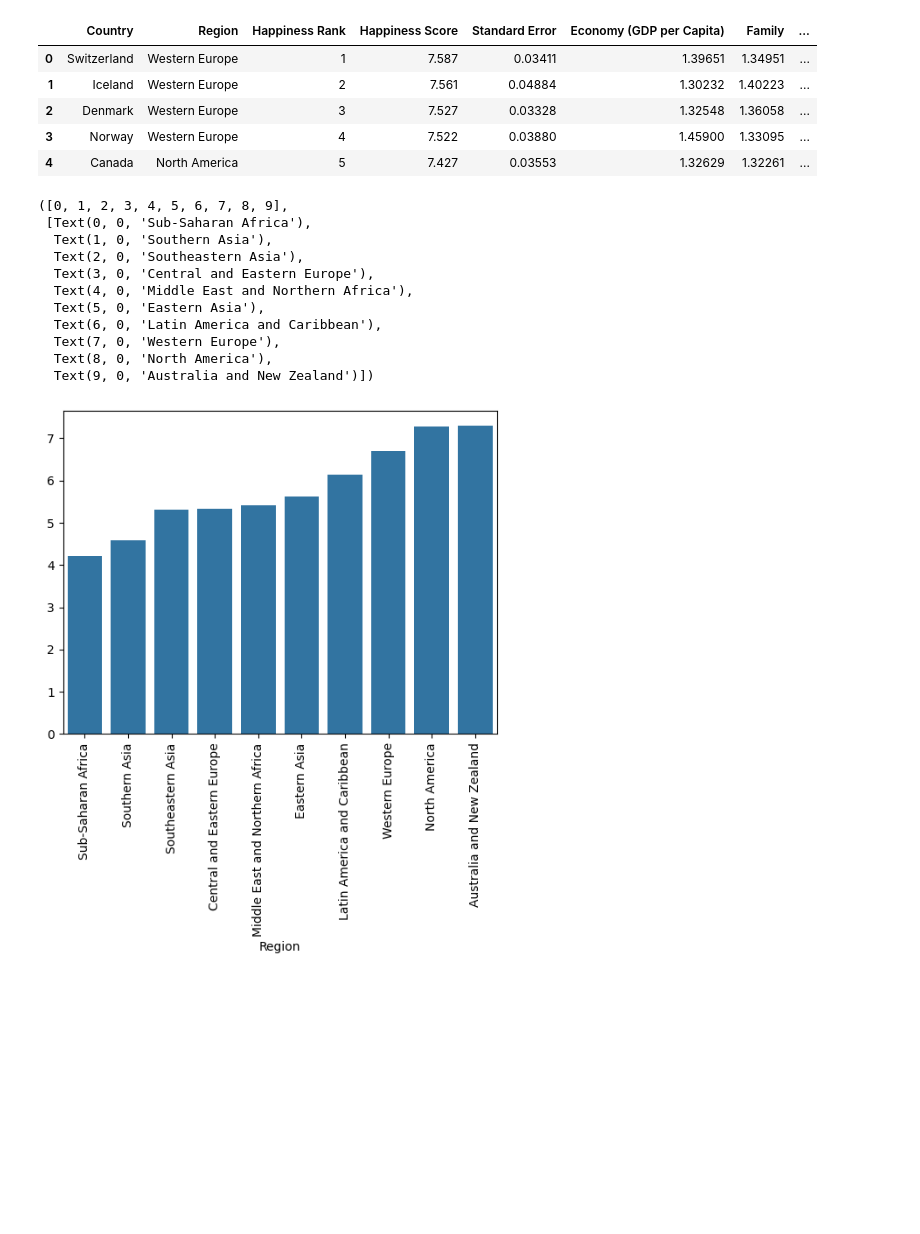
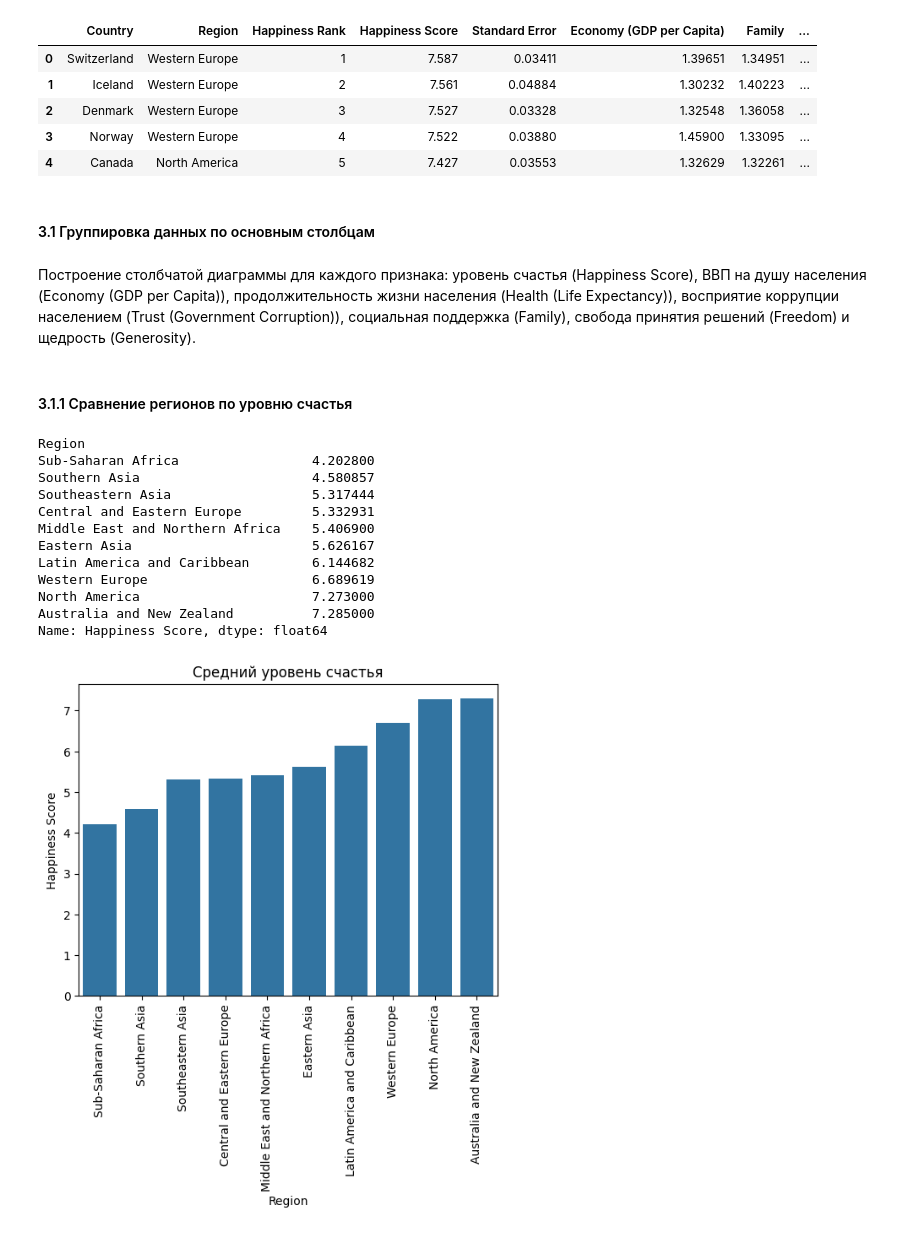
Before and after one commit to coretlwww/analysis_whr, a Jupyter notebook: notebooks/step_3.ipynb, the cells around one changed output. Cells and saved outputs as stored; diff of their text form; code cells hidden in the pictures; blank space fills up the shorter version.

```diff
--- a/notebooks/step_3.ipynb
+++ b/notebooks/step_3.ipynb
@@ -16,20 +22,30 @@ data_2015.head()
 | 2 | Denmark | Western Europe | 3 | 7.527 | 0.03328 | 1.32548 | 1.36058 | ... |
 | 3 | Norway | Western Europe | 4 | 7.522 | 0.03880 | 1.45900 | 1.33095 | ... |
 | 4 | Canada | North America | 5 | 7.427 | 0.03553 | 1.32629 | 1.32261 | ... |
+# %% [markdown]
+#### 3.1 Группировка данных по основным столбцам
+# %% [markdown]
+Построение столбчатой диаграммы для каждого признака: уровень счастья (Happiness Score), ВВП на душу населения (Economy (GDP per Capita)), продолжительность жизни населения (Health (Life Expectancy)), восприятие коррупции населением (Trust (Government Corruption)), социальная поддержка (Family), свобода принятия решений (Freedom) и щедрость (Generosity).
+# %% [markdown]
+#### 3.1.1 Сравнение регионов по уровню счастья
 # %%
-regions1 = data_2015.groupby('Region')['Happiness Score'].mean().sort_values()
-sns.barplot(x=regions1.index, y=regions1.values)
+regions_happiness = data_2015.groupby('Region')['Happiness Score'].mean().sort_values()
+sns.barplot(x=regions_happiness.index, y=regions_happiness.values)
 plt.xticks(rotation=90)
+plt.ylabel('Happiness Score')
+plt.title('Средний уровень счастья по регионам')
+regions_happiness
 # %% [output]
-([0, 1, 2, 3, 4, 5, 6, 7, 8, 9],
- [Text(0, 0, 'Sub-Saharan Africa'),
-  Text(1, 0, 'Southern Asia'),
-  Text(2, 0, 'Southeastern Asia'),
-  Text(3, 0, 'Central and Eastern Europe'),
-  Text(4, 0, 'Middle East and Northern Africa'),
-  Text(5, 0, 'Eastern Asia'),
-  Text(6, 0, 'Latin America and Caribbean'),
-  Text(7, 0, 'Western Europe'),
-  Text(8, 0, 'North America'),
-  Text(9, 0, 'Australia and New Zealand')])
+Region
+Sub-Saharan Africa                 4.202800
+Southern Asia                      4.580857
+Southeastern Asia                  5.317444
+Central and Eastern Europe         5.332931
+Middle East and Northern Africa    5.406900
+Eastern Asia                       5.626167
+Latin America and Caribbean        6.144682
+Western Europe                     6.689619
+North America                      7.273000
+Australia and New Zealand          7.285000
+Name: Happiness Score, dtype: float64
-[figure, old version]
+[figure, new version]
```
Also changed, not shown: parts of 18 cells of this notebook.
